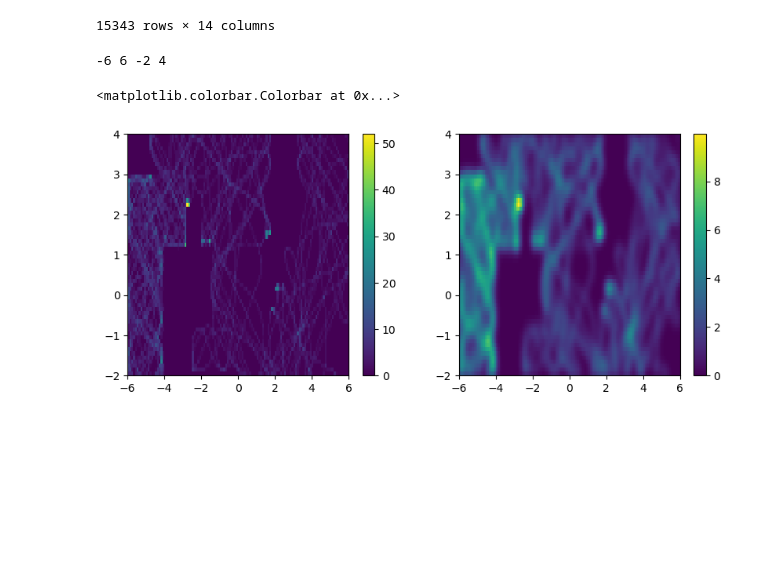
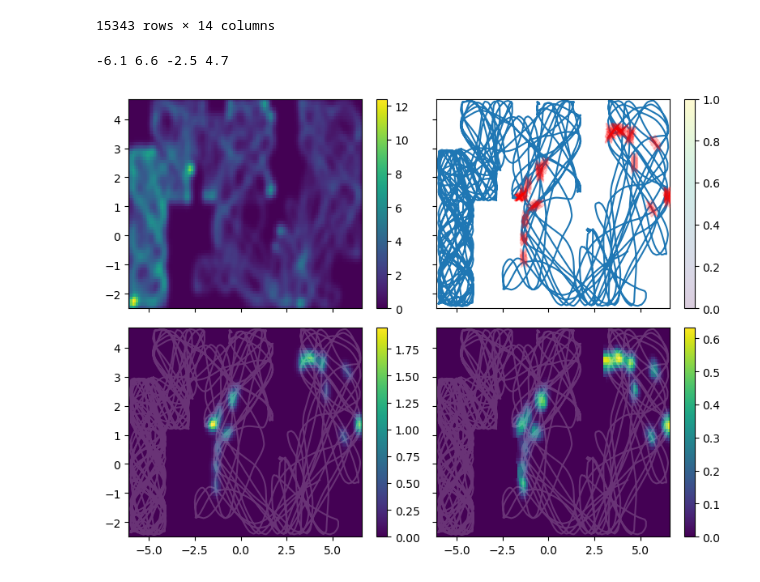
Before and after one commit to yyhhoi/HippoSLAM, a Jupyter notebook: controllers/hipposlam/bayesian_decoder.ipynb, the cells around one changed output. Cells and saved outputs as stored; diff of their text form; code cells hidden in the pictures; blank space fills up the shorter version.

```diff
--- a/controllers/hipposlam/bayesian_decoder.ipynb
+++ b/controllers/hipposlam/bayesian_decoder.ipynb
@@ -59,8 +59,8 @@ class BayesianDecoder:
         self.bodysd_ind = self.bodysd/self.dp
         self.xedges = np.arange(xmin, xmax+dp, dp)
         self.yedges = np.arange(ymin, ymax+dp, dp)
-        self.xedm = midedges(xedges)
-        self.yedm = midedges(yedges)
+        self.xedm = midedges(self.xedges)
+        self.yedm = midedges(self.yedges)
 
     def compute_occupancy(self, x, y):
 
@@ -79,29 +79,23 @@ class BayesianDecoder:
 # Compute occpancy
 bodysd = 0.15  # body length of the robot = 0.3m
 dp = 0.1
-xmin = int(trajdf['x'].min() - bodysd)
-xmax = int(trajdf['x'].max() + bodysd)
-ymin = int(trajdf['y'].min() - bodysd)
-ymax = int(trajdf['y'].max() + bodysd)
+xmin = np.floor(trajdf['x'].min() * 10) / 10
+xmax = np.ceil(trajdf['x'].max() * 10) / 10
+ymin = np.floor(trajdf['y'].min() * 10) / 10
+ymax = np.ceil(trajdf['y'].max() * 10) / 10
 print(xmin, xmax, ymin, ymax)
 
 BD = BayesianDecoder(xmin, xmax, ymin, ymax, dp, bodysd)
 
-xedges = np.arange(xmin, xmax+dp, dp)
-yedges = np.arange(ymin, ymax+dp, dp)
-xedm = midedges(xedges)
-yedm = midedges(yedges)
 
 occ, occ_gau = BD.compute_occupancy(trajdf['x'].to_numpy(), trajdf['y'].to_numpy())
-fig, ax = plt.subplots(1, 2, figsize=(10, 4))
-im0 = ax[0].pcolormesh(xedges, yedges, occ.T)
-im1 = ax[1].pcolormesh(xedges, yedges, occ_gau.T)
-plt.colorbar(im0, ax=ax[0])
-plt.colorbar(im1, ax=ax[1])
+# fig, ax = plt.subplots(1, 2, figsize=(10, 4))
+# im0 = ax[0].pcolormesh(BD.xedges, BD.yedges, occ.T)
+# im1 = ax[1].pcolormesh(BD.xedges, BD.yedges, occ_gau.T)
+# plt.colorbar(im0, ax=ax[0])
+# plt.colorbar(im1, ax=ax[1])
 # %% [output]
--6 6 -2 4
+-6.1 6.6 -2.5 4.7
-<matplotlib.colorbar.Colorbar at 0x...>
-[figure, removed]
 # %%
 Num_Fnodes = trajdf['X_Nrow'].max()
 
@@ -131,3 +125,33 @@ for i in range(trajdf.shape[0]):
             xdict[rowid] = [x]
             ydict[rowid] = [y]
             adict[rowid] = [a]
+# %%
+num_fnodes = trajdf['X'][trajdf.shape[0]-1].shape[0]
+
+for i in tqdm(range(num_fnodes)):
+    xsp = xdict[i]
+    ysp = ydict[i]
+
+    spmap, spmap_gau = BD.compute_spikecounts(xsp, ysp)
+
+    ratemap = BD.compute_ratemap(occ_gau, spmap_gau)
+    ratemap[occ_gau < 0.16] = 0
+
+    fig, ax = plt.subplots(2, 2, figsize=(8, 6), sharex=True, sharey=True, facecolor='w')
+    im0 = ax[0, 0].pcolormesh(BD.xedges, BD.yedges, occ_gau.T)
+    ax[0, 1].plot(trajdf['x'], trajdf['y'])
+    im1 = ax[0, 1].scatter(xsp, ysp, color='r', marker='x', alpha=0.2, zorder=3)
+    im2 = ax[1, 0].pcolormesh(BD.xedges, BD.yedges, spmap_gau.T)
+    ax[1, 0].plot(trajdf['x'], trajdf['y'], alpha=0.2, color='w')
+    im3 = ax[1, 1].pcolormesh(BD.xedges, BD.yedges, ratemap.T)
+    ax[1, 1].plot(trajdf['x'], trajdf['y'], alpha=0.2, color='w')
+    plt.colorbar(im0, ax=ax[0, 0])
+    plt.colorbar(im1, ax=ax[0, 1])
+    plt.colorbar(im2, ax=ax[1, 0])
+    plt.colorbar(im3, ax=ax[1, 1])
+    fig.tight_layout()
+    # fig.savefig(join(plot_dir, '%d.png'%(i)), dpi=200)
+    # plt.close(fig)
+    break
+# %% [output]
+[figure, added]
```
Also changed, not shown: parts of 6 cells of this notebook, 2 other files.
